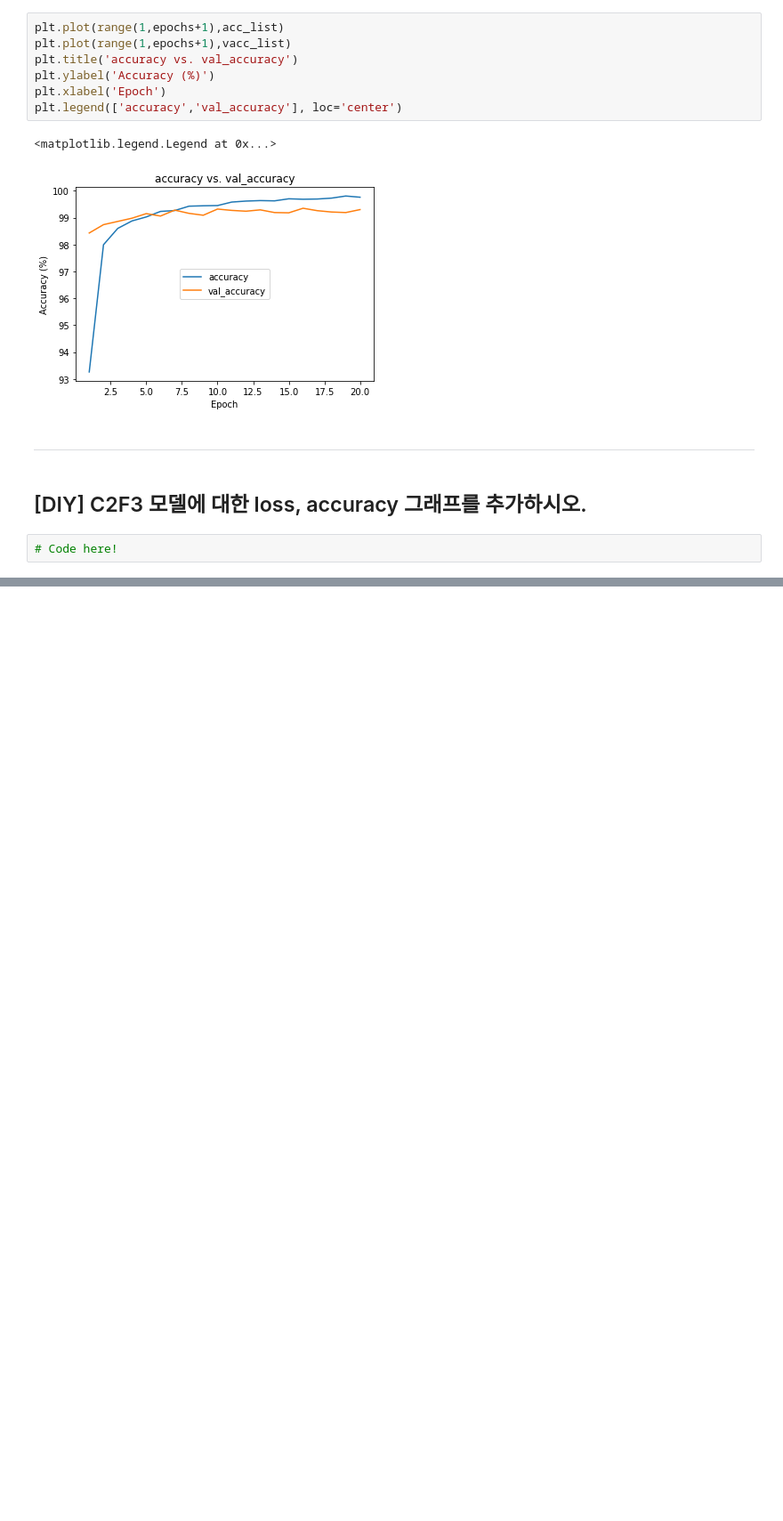
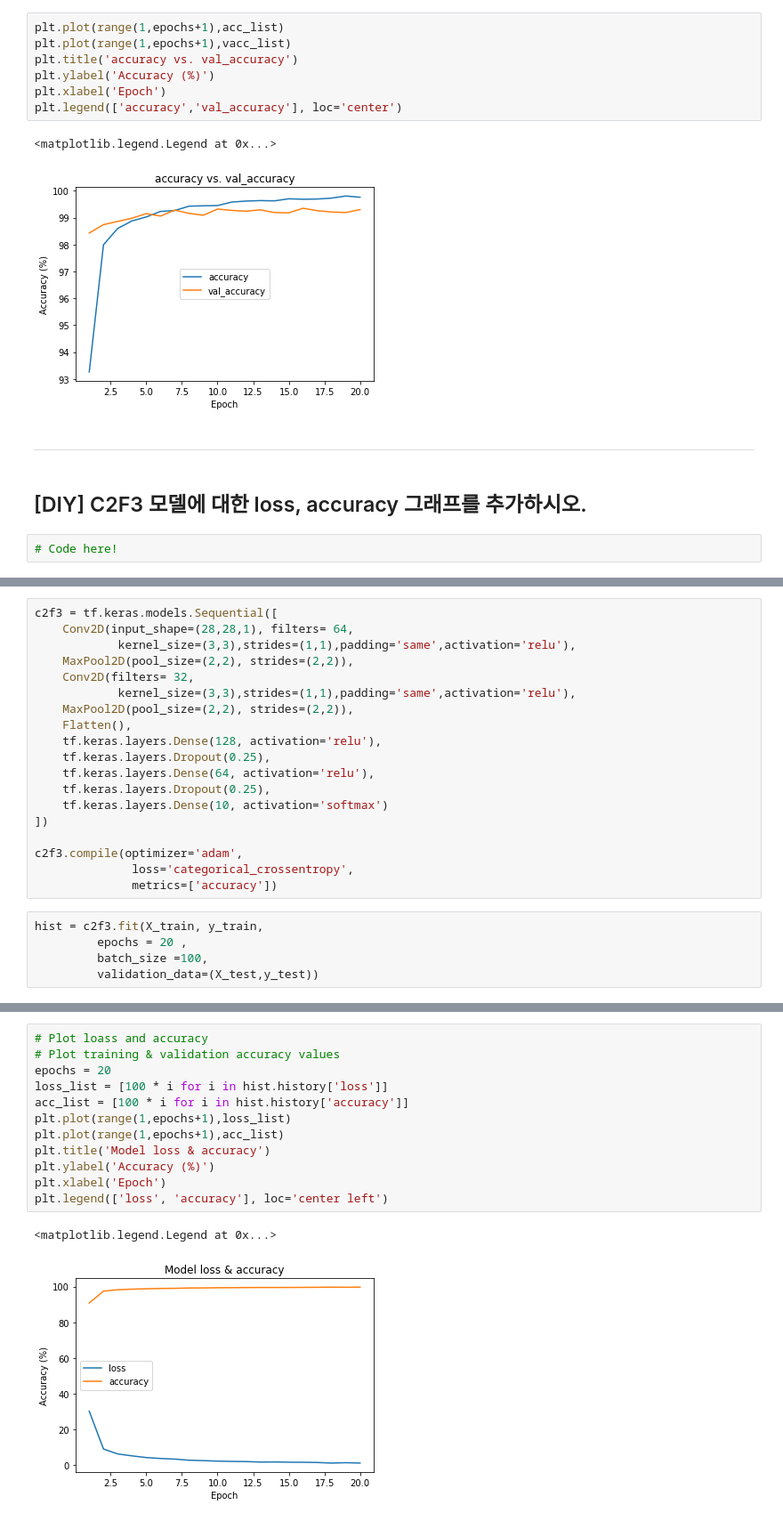
Before and after one commit to choihyungwang/pdm09, a Jupyter notebook: py-tensorflow/DL2-CNN/dl2_01_mnist_CNN_start.ipynb, the cells around one changed output, grey strips where cells are left out. Shown: that part at 89% size. Saved outputs shown, nothing was run; the diff lists cells and outputs as text; blank space fills up the shorter version.

```diff
--- a/py-tensorflow/DL2-CNN/dl2_01_mnist_CNN_start.ipynb
+++ b/py-tensorflow/DL2-CNN/dl2_01_mnist_CNN_start.ipynb
@@ -505,0 +510,24 @@ plt.legend(['accuracy','val_accuracy'], loc='center')
+# %%
+c2f3 = tf.keras.models.Sequential([
+    Conv2D(input_shape=(28,28,1), filters= 64,
+            kernel_size=(3,3),strides=(1,1),padding='same',activation='relu'),
+    MaxPool2D(pool_size=(2,2), strides=(2,2)),
+    Conv2D(filters= 32,
+            kernel_size=(3,3),strides=(1,1),padding='same',activation='relu'),
+    MaxPool2D(pool_size=(2,2), strides=(2,2)),
+    Flatten(),
+    tf.keras.layers.Dense(128, activation='relu'),
+    tf.keras.layers.Dropout(0.25),
+    tf.keras.layers.Dense(64, activation='relu'),
+    tf.keras.layers.Dropout(0.25),
+    tf.keras.layers.Dense(10, activation='softmax')
+])
+
+c2f3.compile(optimizer='adam',
+              loss='categorical_crossentropy',
+              metrics=['accuracy'])
+# %%
+hist = c2f3.fit(X_train, y_train,
+         epochs = 20 ,
+         batch_size =100,
+         validation_data=(X_test,y_test))
@@ -505,0 +552,15 @@ plt.legend(['accuracy','val_accuracy'], loc='center')
+# %%
+# Plot loass and accuracy
+# Plot training & validation accuracy values
+epochs = 20
+loss_list = [100 * i for i in hist.history['loss']]
+acc_list = [100 * i for i in hist.history['accuracy']]
+plt.plot(range(1,epochs+1),loss_list)
+plt.plot(range(1,epochs+1),acc_list)
+plt.title('Model loss & accuracy')
+plt.ylabel('Accuracy (%)')
+plt.xlabel('Epoch')
+plt.legend(['loss', 'accuracy'], loc='center left')
+# %% [output]
+<matplotlib.legend.Legend at 0x...>
+[figure, added]
```
Also changed, not shown: parts of 4 cells of this notebook.
